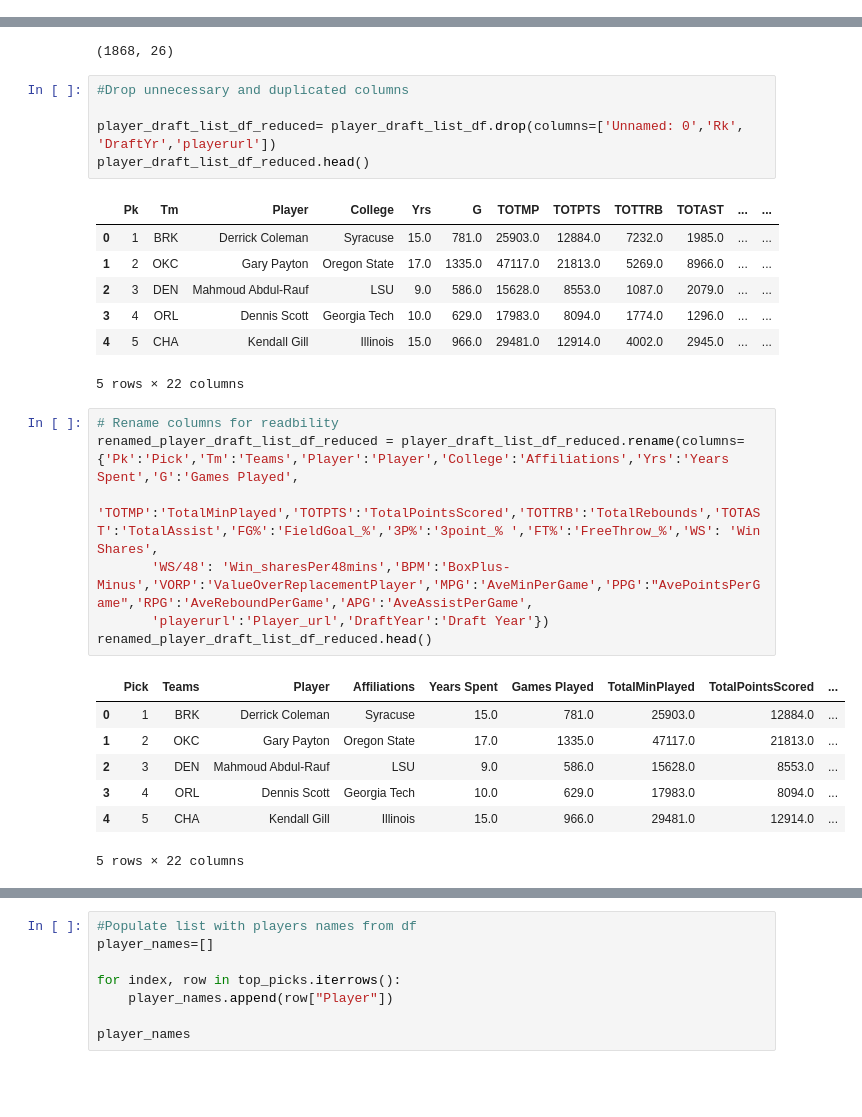
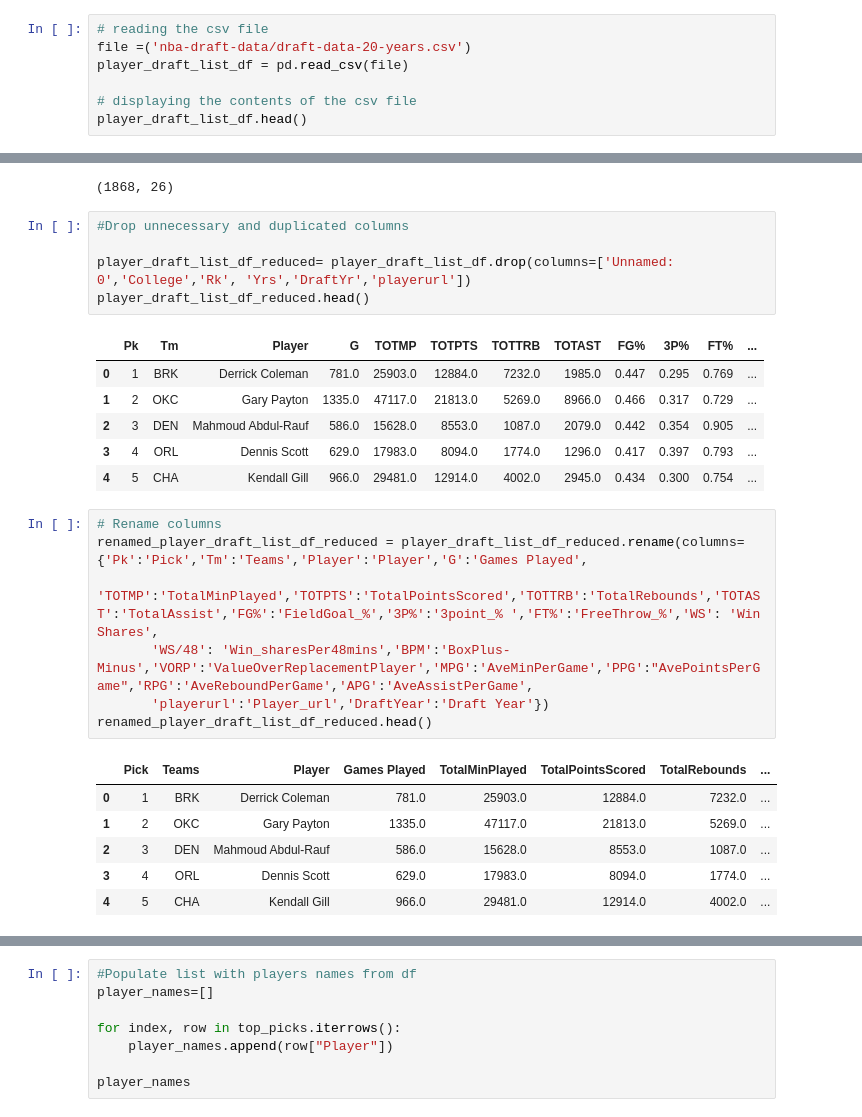
Before and after one commit to YoussoufIY/NBA-Draft-Analysis, a Jupyter notebook: NBA Project.ipynb, the cells around one changed output, grey strips where cells are left out. Saved outputs shown, nothing was run; the diff lists cells and outputs as text; blank space fills up the shorter version.

```diff
--- a/NBA Project.ipynb
+++ b/NBA Project.ipynb
@@ -19,0 +45,7 @@ player_draft_list_df.head()
+# %%
+# reading the csv file
+file =('nba-draft-data/draft-data-20-years.csv')
+player_draft_list_df = pd.read_csv(file)
+
+# displaying the contents of the csv file
+player_draft_list_df.head()
@@ -52,30 +92,28 @@ memory usage: 379.6+ KB
 # %%
 #Drop unnecessary and duplicated columns
 
-player_draft_list_df_reduced= player_draft_list_df.drop(columns=['Unnamed: 0','Rk', 'DraftYr','playerurl'])
+player_draft_list_df_reduced= player_draft_list_df.drop(columns=['Unnamed: 0','College','Rk', 'Yrs','DraftYr','playerurl'])
 player_draft_list_df_reduced.head()
 # %% [output]
-|  | Pk | Tm | Player | College | Yrs | G | TOTMP | TOTPTS | TOTTRB | TOTAST | ... | ... |
-| 0 | 1 | BRK | Derrick Coleman | Syracuse | 15.0 | 781.0 | 25903.0 | 12884.0 | 7232.0 | 1985.0 | ... | ... |
-| 1 | 2 | OKC | Gary Payton | Oregon State | 17.0 | 1335.0 | 47117.0 | 21813.0 | 5269.0 | 8966.0 | ... | ... |
-| 2 | 3 | DEN | Mahmoud Abdul-Rauf | LSU | 9.0 | 586.0 | 15628.0 | 8553.0 | 1087.0 | 2079.0 | ... | ... |
-| 3 | 4 | ORL | Dennis Scott | Georgia Tech | 10.0 | 629.0 | 17983.0 | 8094.0 | 1774.0 | 1296.0 | ... | ... |
-| 4 | 5 | CHA | Kendall Gill | Illinois | 15.0 | 966.0 | 29481.0 | 12914.0 | 4002.0 | 2945.0 | ... | ... |
+|  | Pk | Tm | Player | G | TOTMP | TOTPTS | TOTTRB | TOTAST | FG% | 3P% | FT% | ... |
+| 0 | 1 | BRK | Derrick Coleman | 781.0 | 25903.0 | 12884.0 | 7232.0 | 1985.0 | 0.447 | 0.295 | 0.769 | ... |
+| 1 | 2 | OKC | Gary Payton | 1335.0 | 47117.0 | 21813.0 | 5269.0 | 8966.0 | 0.466 | 0.317 | 0.729 | ... |
+| 2 | 3 | DEN | Mahmoud Abdul-Rauf | 586.0 | 15628.0 | 8553.0 | 1087.0 | 2079.0 | 0.442 | 0.354 | 0.905 | ... |
+| 3 | 4 | ORL | Dennis Scott | 629.0 | 17983.0 | 8094.0 | 1774.0 | 1296.0 | 0.417 | 0.397 | 0.793 | ... |
+| 4 | 5 | CHA | Kendall Gill | 966.0 | 29481.0 | 12914.0 | 4002.0 | 2945.0 | 0.434 | 0.300 | 0.754 | ... |
-5 rows × 22 columns
 # %%
-# Rename columns for readbility
-renamed_player_draft_list_df_reduced = player_draft_list_df_reduced.rename(columns={'Pk':'Pick','Tm':'Teams','Player':'Player','College':'Affiliations','Yrs':'Years Spent','G':'Games Played',
+# Rename columns
+renamed_player_draft_list_df_reduced = player_draft_list_df_reduced.rename(columns={'Pk':'Pick','Tm':'Teams','Player':'Player','G':'Games Played',
        'TOTMP':'TotalMinPlayed','TOTPTS':'TotalPointsScored','TOTTRB':'TotalRebounds','TOTAST':'TotalAssist','FG%':'FieldGoal_%','3P%':'3point_% ','FT%':'FreeThrow_%','WS': 'Win Shares',
        'WS/48': 'Win_sharesPer48mins','BPM':'BoxPlus-Minus','VORP':'ValueOverReplacementPlayer','MPG':'AveMinPerGame','PPG':"AvePointsPerGame",'RPG':'AveReboundPerGame','APG':'AveAssistPerGame',
        'playerurl':'Player_url','DraftYear':'Draft Year'})
 renamed_player_draft_list_df_reduced.head()
 # %% [output]
-|  | Pick | Teams | Player | Affiliations | Years Spent | Games Played | TotalMinPlayed | TotalPointsScored | ... |
-| 0 | 1 | BRK | Derrick Coleman | Syracuse | 15.0 | 781.0 | 25903.0 | 12884.0 | ... |
-| 1 | 2 | OKC | Gary Payton | Oregon State | 17.0 | 1335.0 | 47117.0 | 21813.0 | ... |
-| 2 | 3 | DEN | Mahmoud Abdul-Rauf | LSU | 9.0 | 586.0 | 15628.0 | 8553.0 | ... |
-| 3 | 4 | ORL | Dennis Scott | Georgia Tech | 10.0 | 629.0 | 17983.0 | 8094.0 | ... |
-| 4 | 5 | CHA | Kendall Gill | Illinois | 15.0 | 966.0 | 29481.0 | 12914.0 | ... |
+|  | Pick | Teams | Player | Games Played | TotalMinPlayed | TotalPointsScored | TotalRebounds | ... |
+| 0 | 1 | BRK | Derrick Coleman | 781.0 | 25903.0 | 12884.0 | 7232.0 | ... |
+| 1 | 2 | OKC | Gary Payton | 1335.0 | 47117.0 | 21813.0 | 5269.0 | ... |
+| 2 | 3 | DEN | Mahmoud Abdul-Rauf | 586.0 | 15628.0 | 8553.0 | 1087.0 | ... |
+| 3 | 4 | ORL | Dennis Scott | 629.0 | 17983.0 | 8094.0 | 1774.0 | ... |
+| 4 | 5 | CHA | Kendall Gill | 966.0 | 29481.0 | 12914.0 | 4002.0 | ... |
-5 rows × 22 columns
 # %%
 # Reorganizing the columns using double brackets
```
Also changed, not shown: parts of 26 cells of this notebook, 1 other file.
